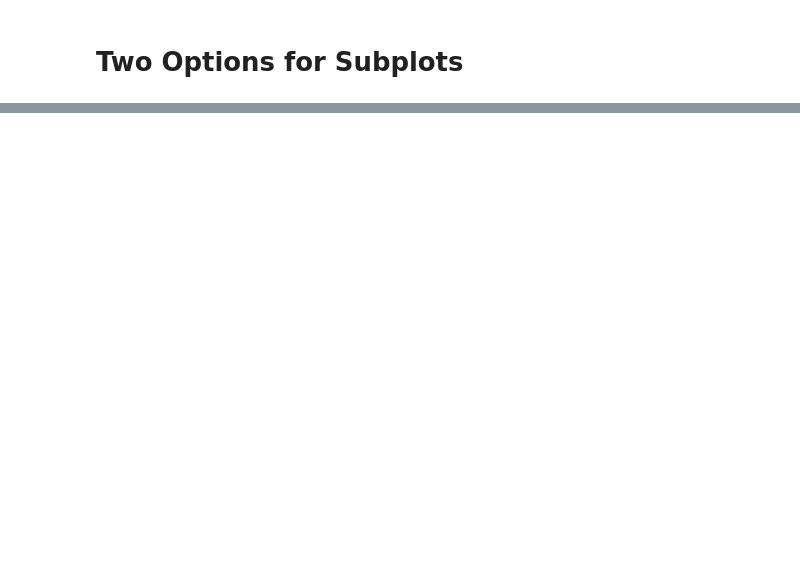
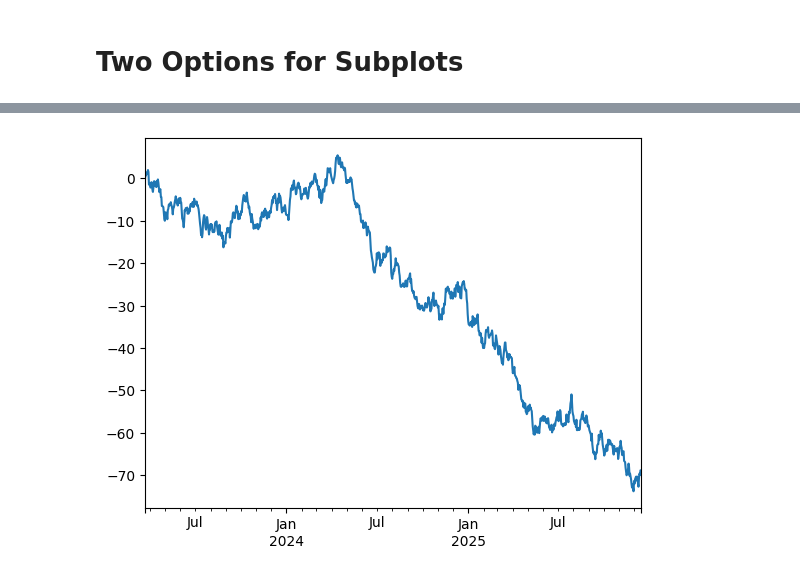
Before and after one commit to cancinoray/data-science, a Jupyter notebook: matplotlib/introduction-to-matplotlib.ipynb, the cells around one changed output, grey strips where cells are left out. Saved outputs shown, nothing was run; the diff lists cells and outputs as text; code cells hidden in the pictures; blank space fills up the shorter version.

```diff
--- a/matplotlib/introduction-to-matplotlib.ipynb
+++ b/matplotlib/introduction-to-matplotlib.ipynb
@@ -184,0 +224,8 @@ fig, ((ax1, ax2), (ax3, ax4)) = plt.subplots(nrows=2,
+# %%
+# example
+ts = pd.Series(np.random.randn(1000),
+              index=pd.date_range("03/22/2023", periods=1000));
+ts = ts.cumsum()
+ts.plot();
+# %% [output]
+[figure, added]
```
Also changed, not shown: parts of 44 cells of this notebook, 1 other file.
